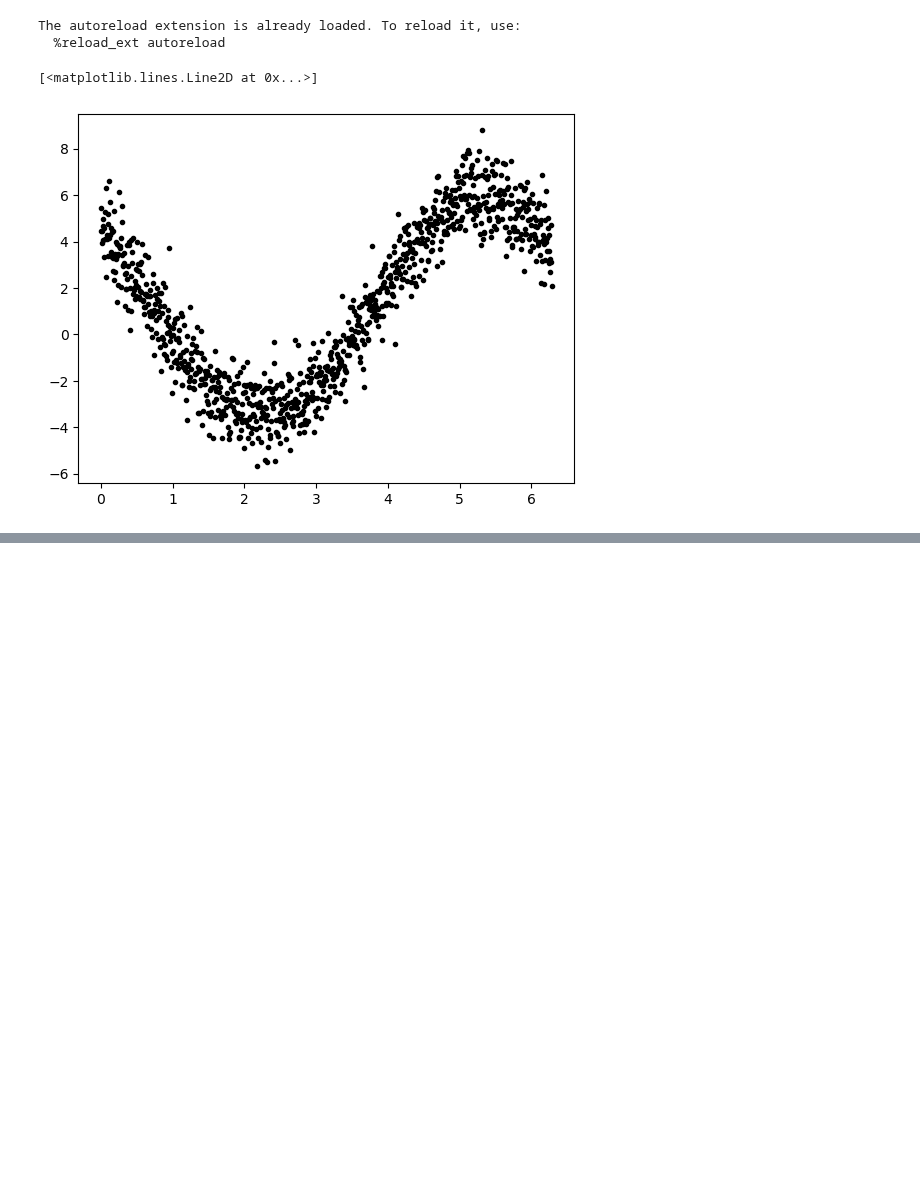
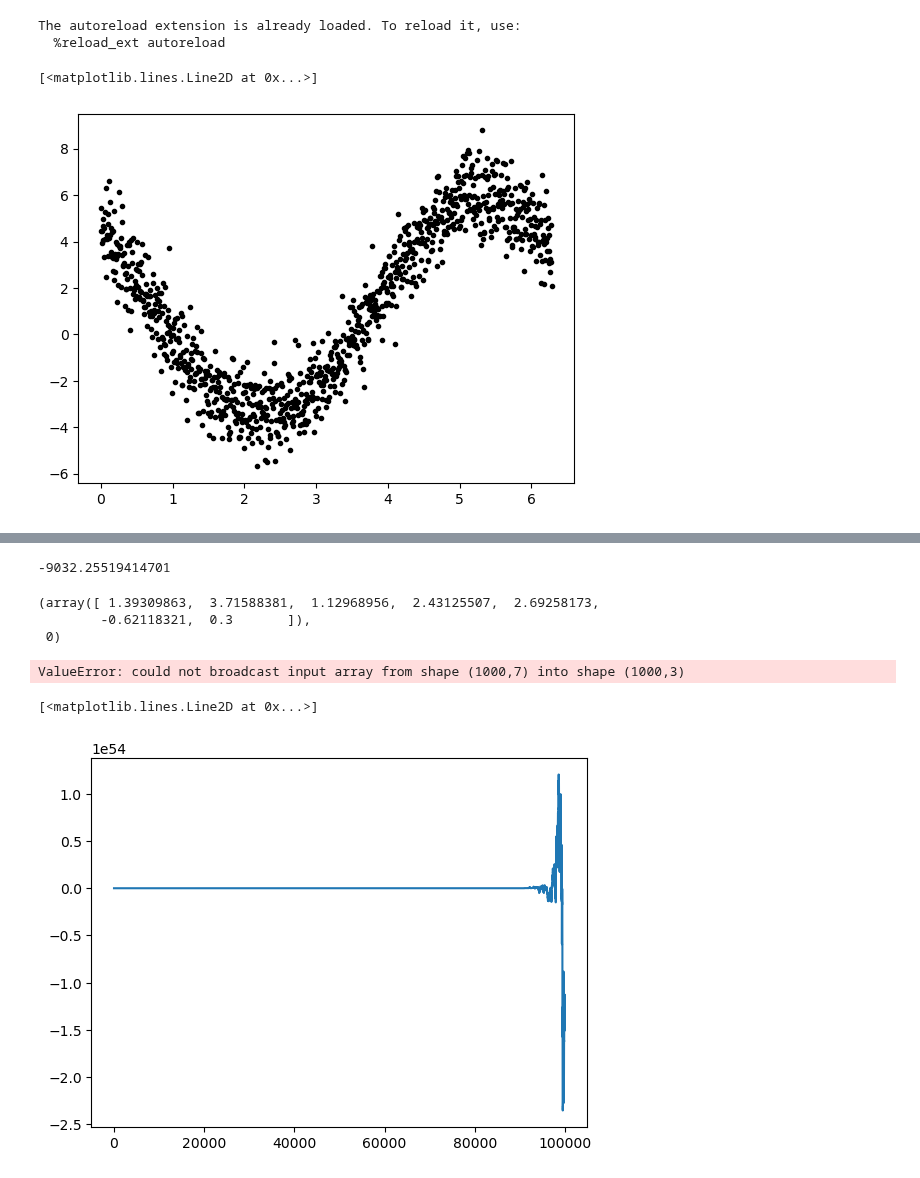
Before and after one commit to AaronDJohnson/impulse_mcmc, a Jupyter notebook: examples/test_2_model.ipynb, the cells around one changed output, grey strips where cells are left out. Drawn from its saved outputs; the diff is of its cells as text; code cells hidden in the pictures; blank space fills up the shorter version.

Commit message:
start of product space aware sampler

```diff
--- a/examples/test_2_model.ipynb
+++ b/examples/test_2_model.ipynb
@@ -127,0 +91,4 @@ pspace.model_params
+# %%
+pspace.loglikelihood(np.array([2, 3, 1, 2, 3, 1, 0.3]))
+# %% [output]
+-9032.25519414701
@@ -127,0 +97,18 @@ pspace.model_params
+# %%
+sampler.jumps[-1](state)
+# %% [output]
+(array([ 1.39309863,  3.71588381,  1.12968956,  2.43125507,  2.69258173,
+        -0.62118321,  0.3       ]),
+ 0)
+# %%
+sampler.sample(np.array([2, 3, 1, 2, 3, 1, 0.3]), 100_000, thin=1)
+# %% [output]
+ValueError: could not broadcast input array from shape (1000,7) into shape (1000,3)
+# %%
+with open('/Users/aaron/Documents/GitHub/impulse_mcmc/examples/chains/chain_7.txt', 'r') as fp:
+    chain = np.loadtxt(fp)
+# %%
+plt.plot(chain[:, 5])
+# %% [output]
+[<matplotlib.lines.Line2D at 0x...>]
+[figure, added]
```
Also changed, not shown: parts of 7 cells of this notebook, 3 other files.
